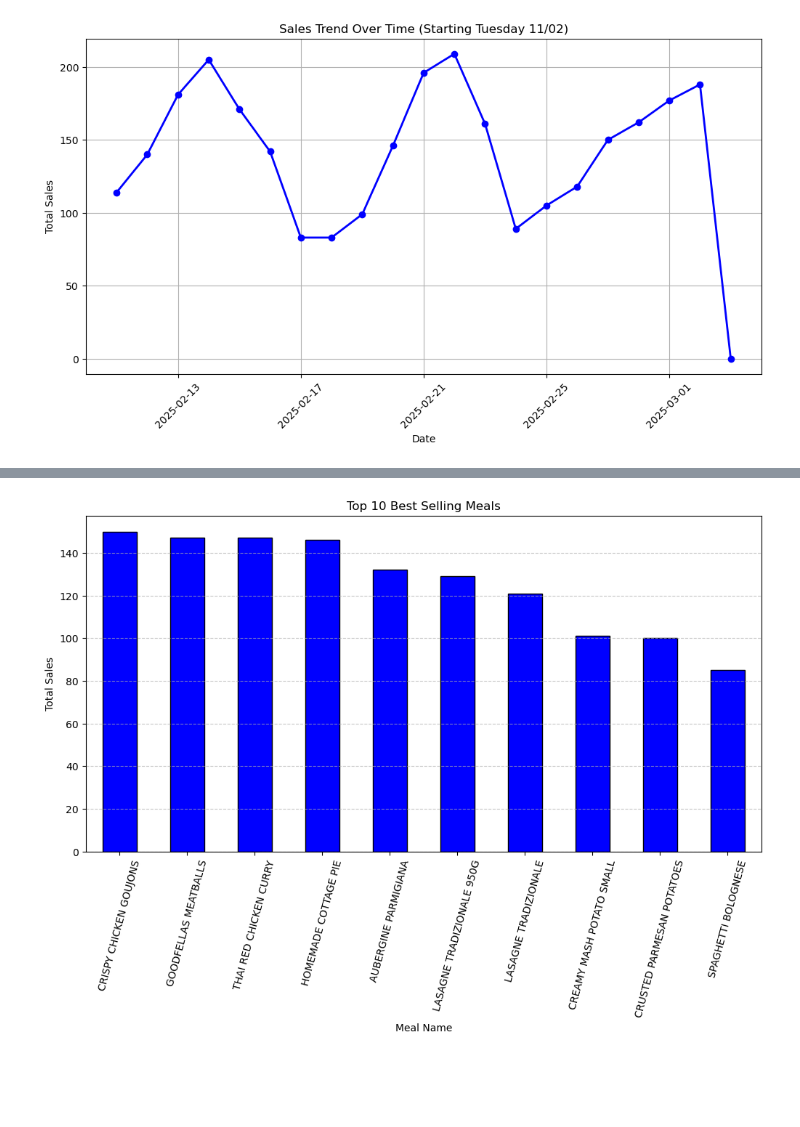
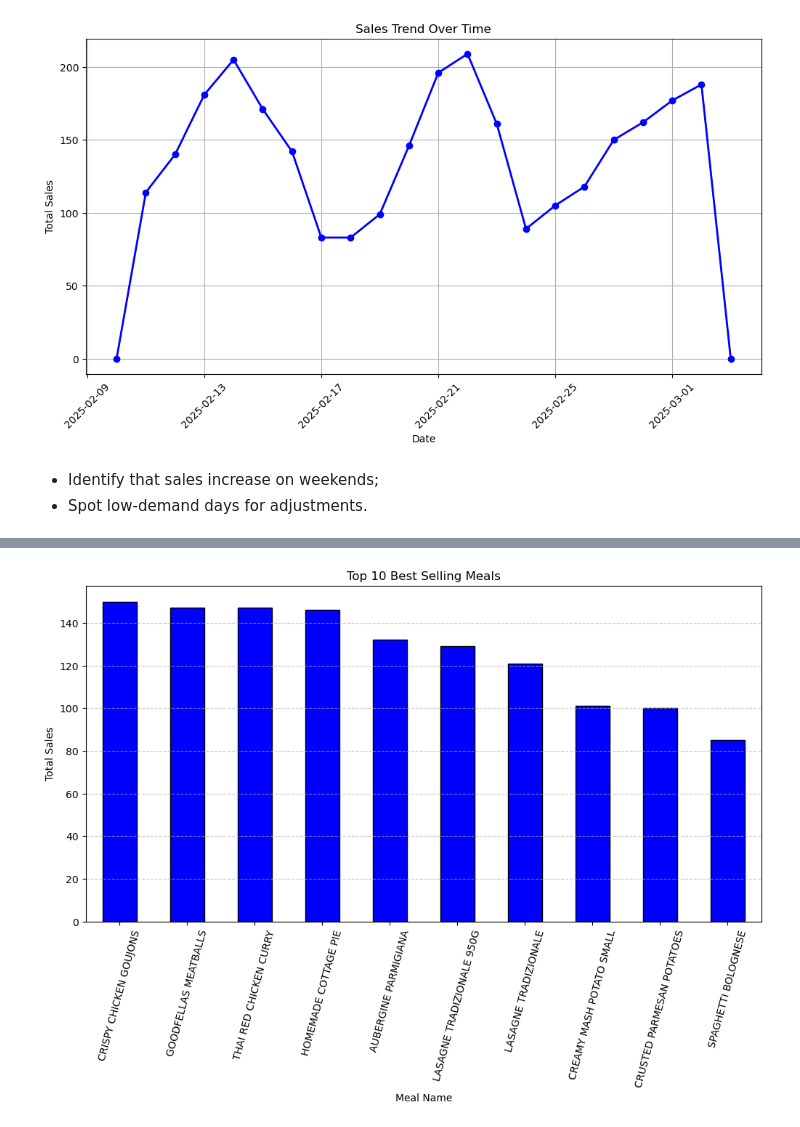
Before and after one commit to MorganeTassoneiro/CA1---Project-Strategic-Analysis, a Jupyter notebook: sales-data-analyse.ipynb, the cells around one changed output, grey strips where cells are left out. Cells and saved outputs as stored; diff of their text form; code cells hidden in the pictures; blank space fills up the shorter version.

```diff
--- a/sales-data-analyse.ipynb
+++ b/sales-data-analyse.ipynb
@@ -13,4 +13,4 @@ df.columns = df.columns.str.strip()
 df['Date'] = pd.to_datetime(df['Date'])
 
 # filter data to start from Tuesday (11/02)
-df_main = df[df['Date'] >= '2025-02-11']
+df_main = df[df['Date'] >= '2025-02-10']
@@ -17,14 +23,15 @@ df_main = df[df['Date'] >= '2025-02-11']
 # %%
-
-# ---- SALES TREND OVER TIME ----
 sales_trend = df_main.groupby('Date')['Sales'].sum()
 plt.figure(figsize=(12, 6))
 plt.plot(sales_trend.index, sales_trend.values, marker='o', linestyle='-', linewidth=2, color='blue')
 plt.xlabel("Date")
 plt.ylabel("Total Sales")
-plt.title("Sales Trend Over Time (Starting Tuesday 11/02)")
+plt.title("Sales Trend Over Time")
 plt.xticks(rotation=45)
 plt.grid(True)
 plt.show()
 # %% [output]
-[figure, old version]
+[figure, new version]
+# %% [markdown]
+* Identify that sales increase on weekends;
+* Spot low-demand days for adjustments.
```
Also changed, not shown: parts of 14 cells of this notebook, 1 other file.
